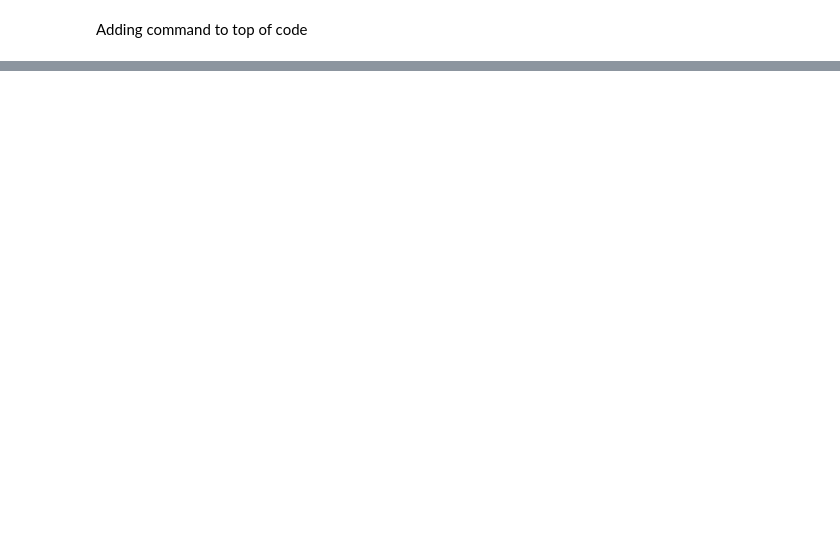
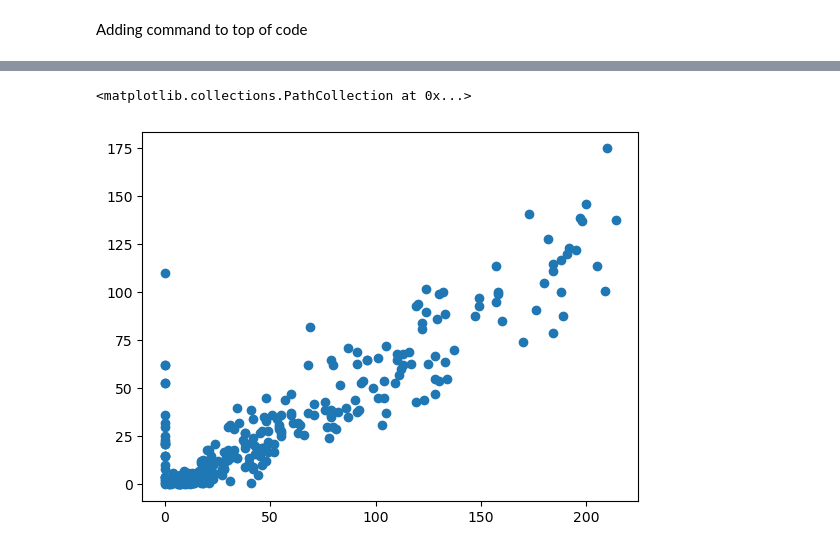
Before and after one commit to ShivamT007/Learning_01GIT, a Jupyter notebook: temp/prctice.ipynb, the cells around one changed output, grey strips where cells are left out. Cells and saved outputs as stored; diff of their text form; code cells hidden in the pictures; blank space fills up the shorter version.

```diff
--- a/temp/prctice.ipynb
+++ b/temp/prctice.ipynb
@@ -30,0 +129,5 @@ sns.boxplot(y=df['Runs'])
+# %%
+plt.scatter(df['Mins'], df['Runs'])
+# %% [output]
+<matplotlib.collections.PathCollection at 0x...>
+[figure, added]
```
Also changed, not shown: parts of 9 cells of this notebook.
